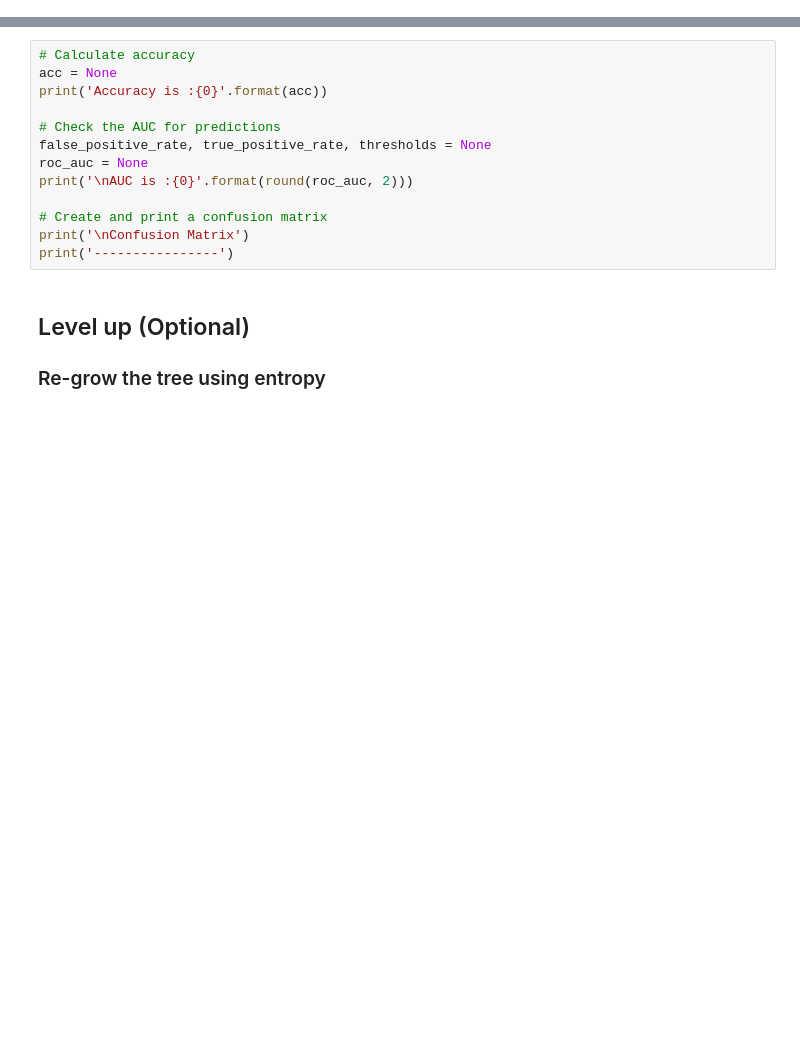
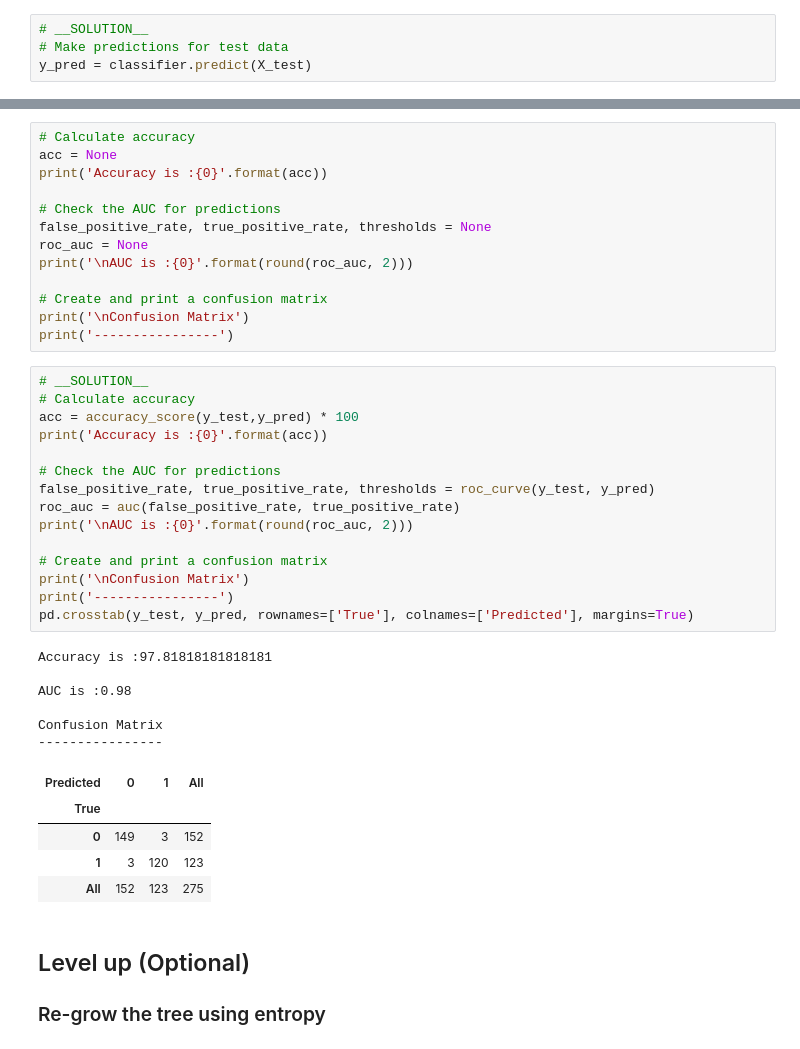
Before and after one commit to learn-co-curriculum/dsc-decision-trees-lab, a Jupyter notebook: index.ipynb, the cells around one changed output, grey strips where cells are left out. Saved outputs shown, nothing was run; the diff lists cells and outputs as text; blank space fills up the shorter version.

```diff
--- a/index.ipynb
+++ b/index.ipynb
@@ -93,3 +142,7 @@ Now we need to create our feature set `X` and labels `y`:
+# %%
+# __SOLUTION__
+# Make predictions for test data
+y_pred = classifier.predict(X_test)
 # %% [markdown]
 ## Step 5: Check predictive performance
 
@@ -109,6 +162,33 @@ print('\nAUC is :{0}'.format(round(roc_auc, 2)))
 # Create and print a confusion matrix
 print('\nConfusion Matrix')
 print('----------------')
+# %%
+# __SOLUTION__
+# Calculate accuracy
+acc = accuracy_score(y_test,y_pred) * 100
+print('Accuracy is :{0}'.format(acc))
+
+# Check the AUC for predictions
+false_positive_rate, true_positive_rate, thresholds = roc_curve(y_test, y_pred)
+roc_auc = auc(false_positive_rate, true_positive_rate)
+print('\nAUC is :{0}'.format(round(roc_auc, 2)))
+
+# Create and print a confusion matrix
+print('\nConfusion Matrix')
+print('----------------')
+pd.crosstab(y_test, y_pred, rownames=['True'], colnames=['Predicted'], margins=True)
+# %% [output]
+Accuracy is :97.81818181818181
+
+AUC is :0.98
+
+Confusion Matrix
+----------------
+| Predicted | 0 | 1 | All |
+| True |  |  |  |
+| 0 | 149 | 3 | 152 |
+| 1 | 3 | 120 | 123 |
+| All | 152 | 123 | 275 |
 # %% [markdown]
 ## Level up (Optional)
 
```
Also changed, not shown: parts of 19 cells of this notebook.
